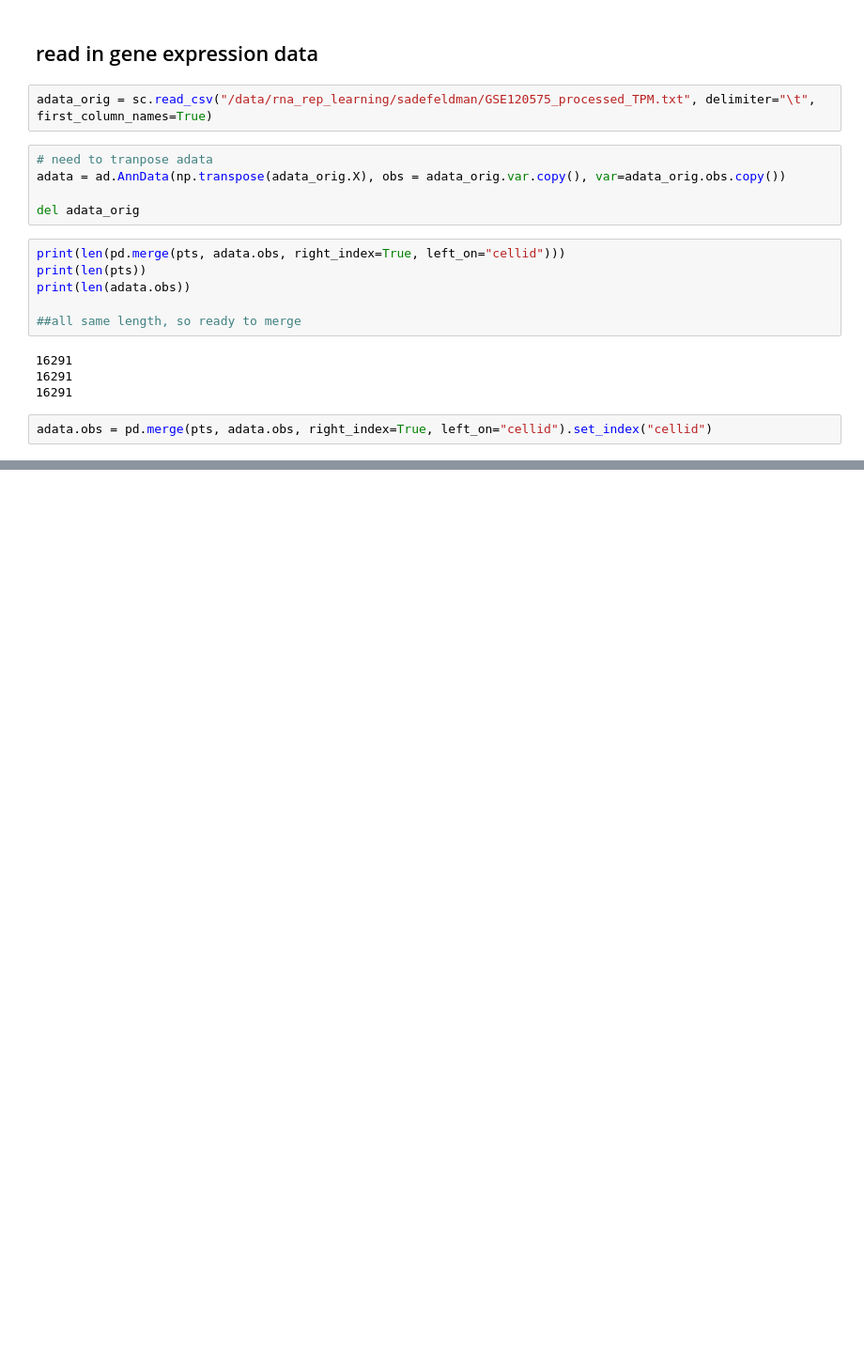
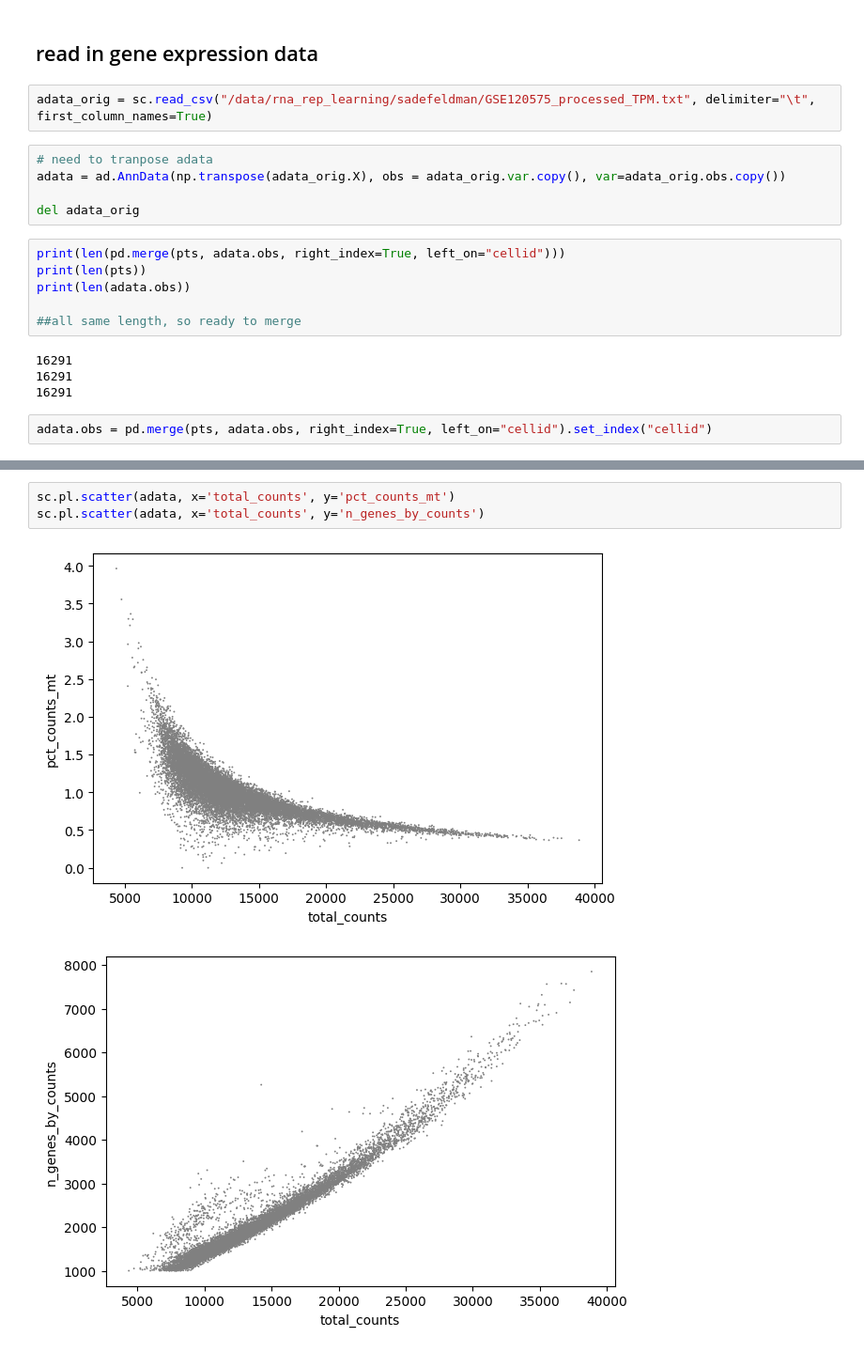
Before and after one commit to rpeys/scSet, a Jupyter notebook: datasets/process_sadefeldman.ipynb, the cells around one changed output, grey strips where cells are left out. Shown at 94% size. Saved outputs shown, nothing was run; the diff lists cells and outputs as text; blank space fills up the shorter version.

```diff
--- a/datasets/process_sadefeldman.ipynb
+++ b/datasets/process_sadefeldman.ipynb
@@ -88,0 +145,6 @@ adata.obs = pd.merge(pts, adata.obs, right_index=True, left_on="cellid").set_ind
+# %%
+sc.pl.scatter(adata, x='total_counts', y='pct_counts_mt')
+sc.pl.scatter(adata, x='total_counts', y='n_genes_by_counts')
+# %% [output]
+[figure, added]
+[figure, added]
```
Also changed, not shown: parts of 31 cells of this notebook, 11 other files.
